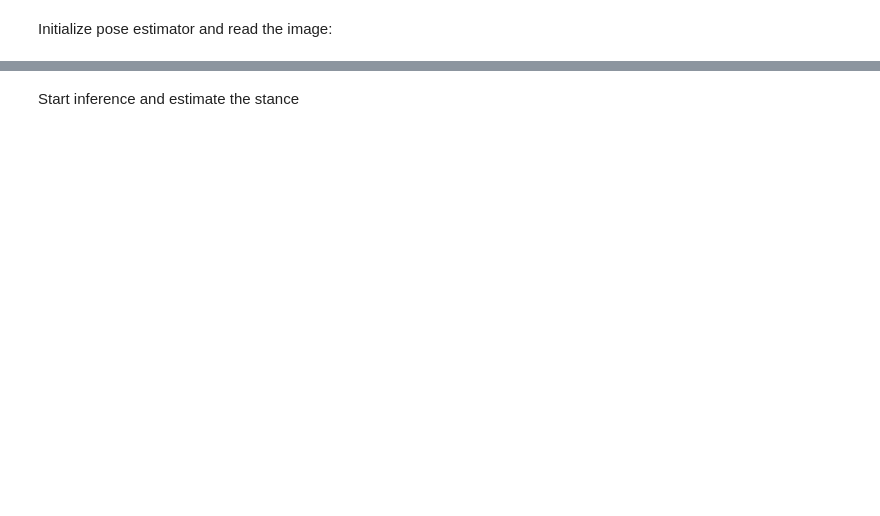
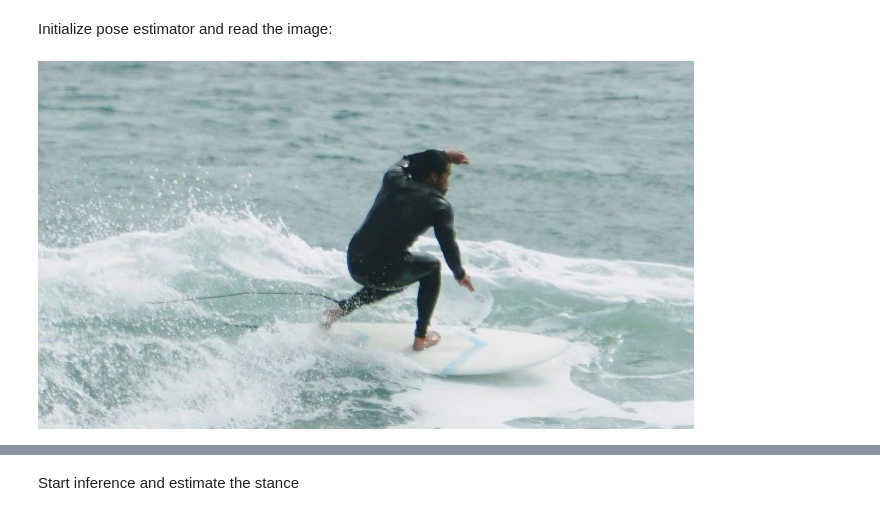
Before and after one commit to sjtalkar/reinforcement_book_club, a Jupyter notebook: Ch7_2DBodyPoseEstimation.ipynb, the cells around one changed output, grey strips where cells are left out. Cells and saved outputs as stored; diff of their text form; code cells hidden in the pictures; blank space fills up the shorter version.

```diff
--- a/Ch7_2DBodyPoseEstimation.ipynb
+++ b/Ch7_2DBodyPoseEstimation.ipynb
@@ -271,6 +289,12 @@ def init_experiments_dir(experiments_dir = "_experiments/"):
 # %% [markdown]
 
 Initialize pose estimator and read the image:
+# %%
+#Check you have the file where you want it
+from IPython.display import Image
+display(Image(filename= "media/surfer_656x368.jpg"))
+# %% [output]
+[figure, added]
 # %%
 # initialize and load images
 out_dir, output_json = init_experiments_dir(experiments_dir)
```
Also changed, not shown: parts of 5 cells of this notebook.
